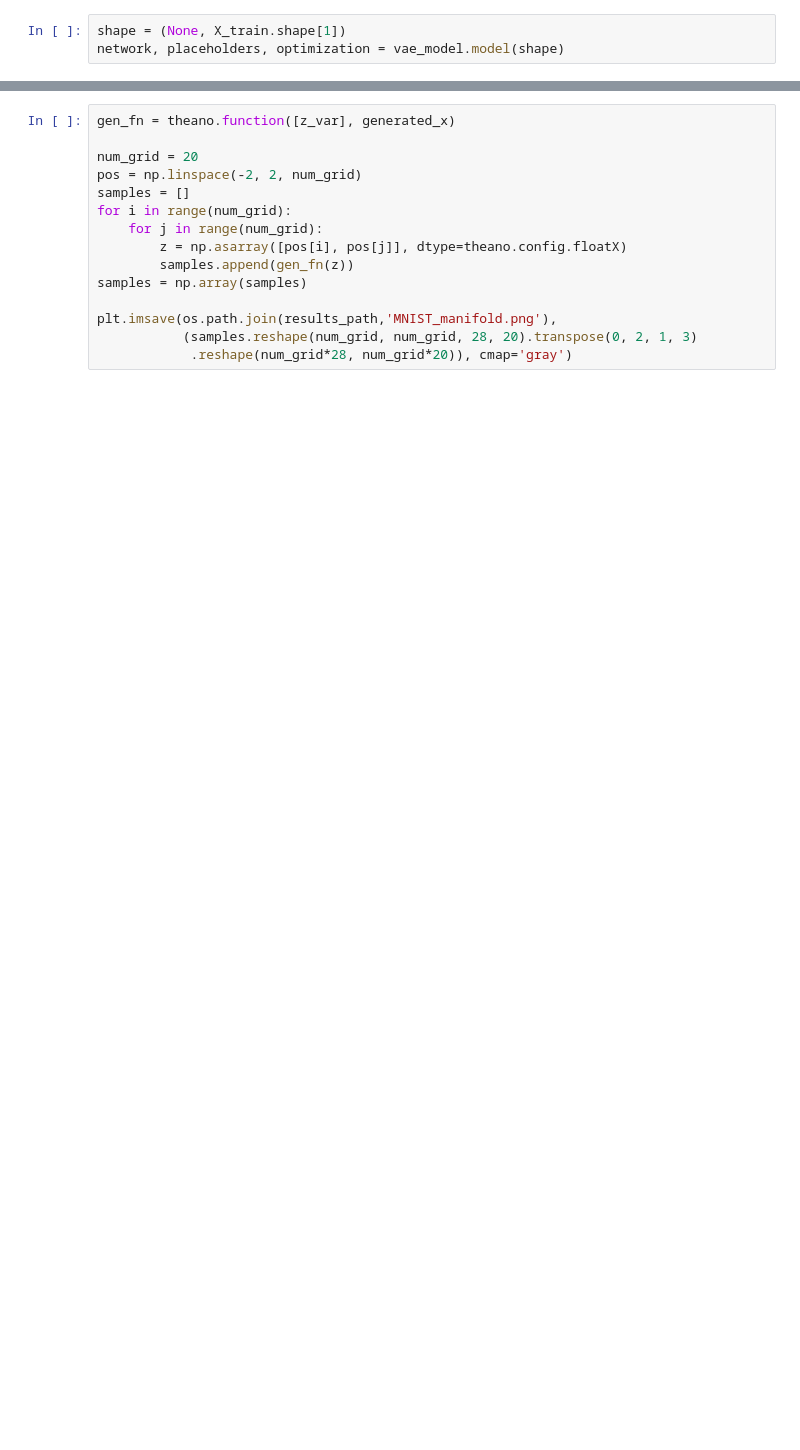
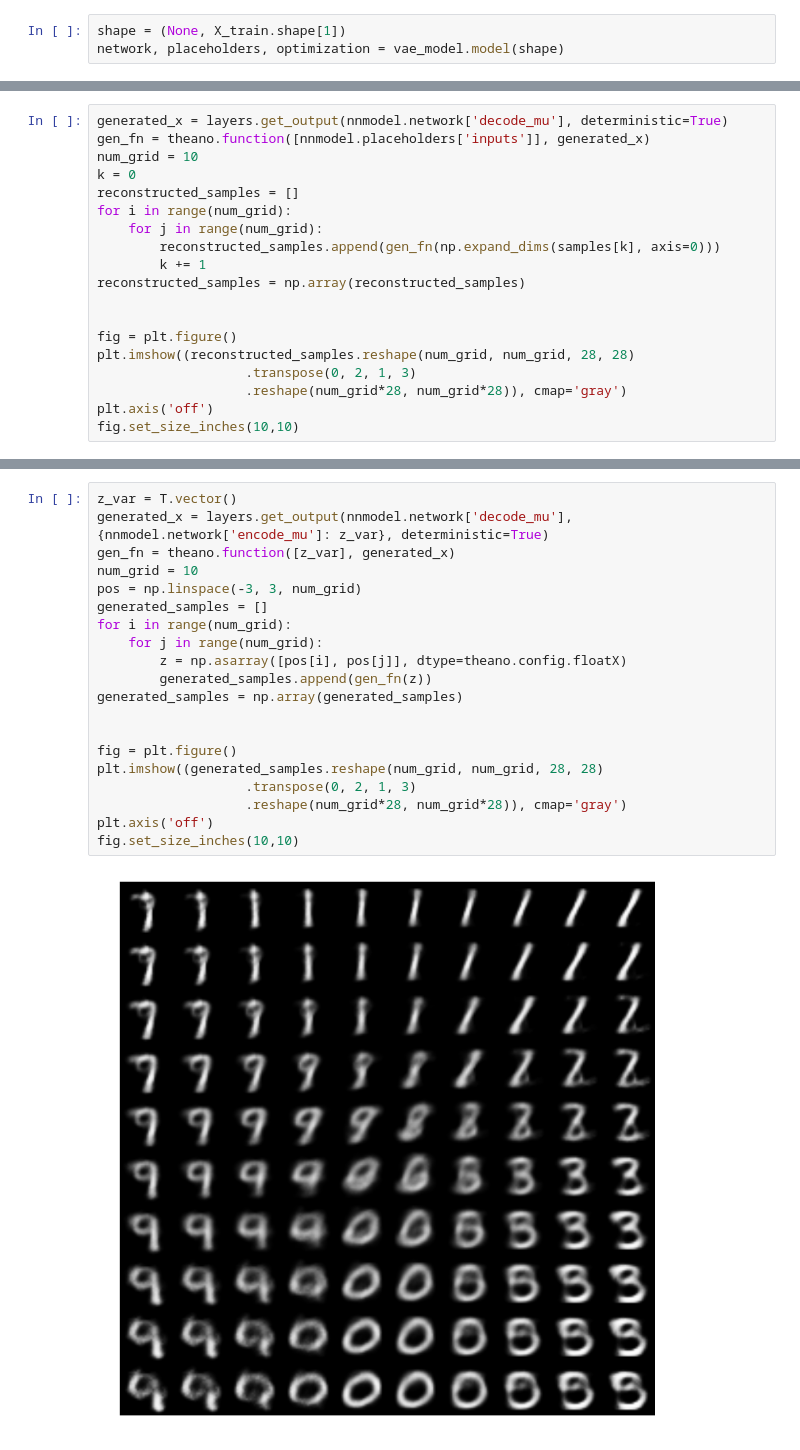
Before and after one commit to p-koo/theanomics, a Jupyter notebook: examples/VAE_MNIST.ipynb, the cells around one changed output, grey strips where cells are left out. Cells and saved outputs as stored; diff of their text form; blank space fills up the shorter version.

```diff
--- a/examples/VAE_MNIST.ipynb
+++ b/examples/VAE_MNIST.ipynb
@@ -111,0 +119,19 @@ Patience ran out... Early stopping.
+# %%
+generated_x = layers.get_output(nnmodel.network['decode_mu'], deterministic=True)
+gen_fn = theano.function([nnmodel.placeholders['inputs']], generated_x)
+num_grid = 10
+k = 0
+reconstructed_samples = []
+for i in range(num_grid):
+    for j in range(num_grid):
+        reconstructed_samples.append(gen_fn(np.expand_dims(samples[k], axis=0)))
+        k += 1
+reconstructed_samples = np.array(reconstructed_samples)
+
+
+fig = plt.figure()
+plt.imshow((reconstructed_samples.reshape(num_grid, num_grid, 28, 28)
+                   .transpose(0, 2, 1, 3)
+                   .reshape(num_grid*28, num_grid*28)), cmap='gray')
+plt.axis('off')
+fig.set_size_inches(10,10)
@@ -112,15 +140,22 @@ Patience ran out... Early stopping.
 # %%
+z_var = T.vector()
+generated_x = layers.get_output(nnmodel.network['decode_mu'], {nnmodel.network['encode_mu']: z_var}, deterministic=True)
 gen_fn = theano.function([z_var], generated_x)
-
-num_grid = 20
-pos = np.linspace(-2, 2, num_grid)
-samples = []
+num_grid = 10
+pos = np.linspace(-3, 3, num_grid)
+generated_samples = []
 for i in range(num_grid):
     for j in range(num_grid):
         z = np.asarray([pos[i], pos[j]], dtype=theano.config.floatX)
-        samples.append(gen_fn(z))
-samples = np.array(samples)
+        generated_samples.append(gen_fn(z))
+generated_samples = np.array(generated_samples)
 
-plt.imsave(os.path.join(results_path,'MNIST_manifold.png'),
-           (samples.reshape(num_grid, num_grid, 28, 20).transpose(0, 2, 1, 3)
-            .reshape(num_grid*28, num_grid*20)), cmap='gray')
+
+fig = plt.figure()
+plt.imshow((generated_samples.reshape(num_grid, num_grid, 28, 28)
+                   .transpose(0, 2, 1, 3)
+                   .reshape(num_grid*28, num_grid*28)), cmap='gray')
+plt.axis('off')
+fig.set_size_inches(10,10)
+# %% [output]
+[figure, added]
```
Also changed, not shown: parts of 8 cells of this notebook, 7 other files.
